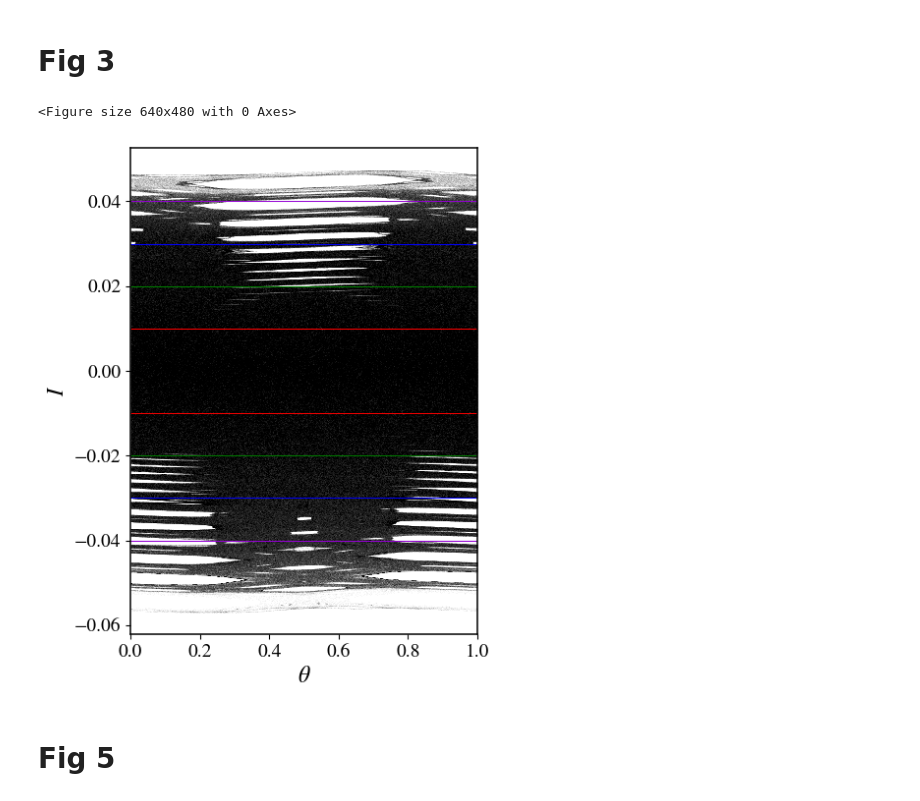
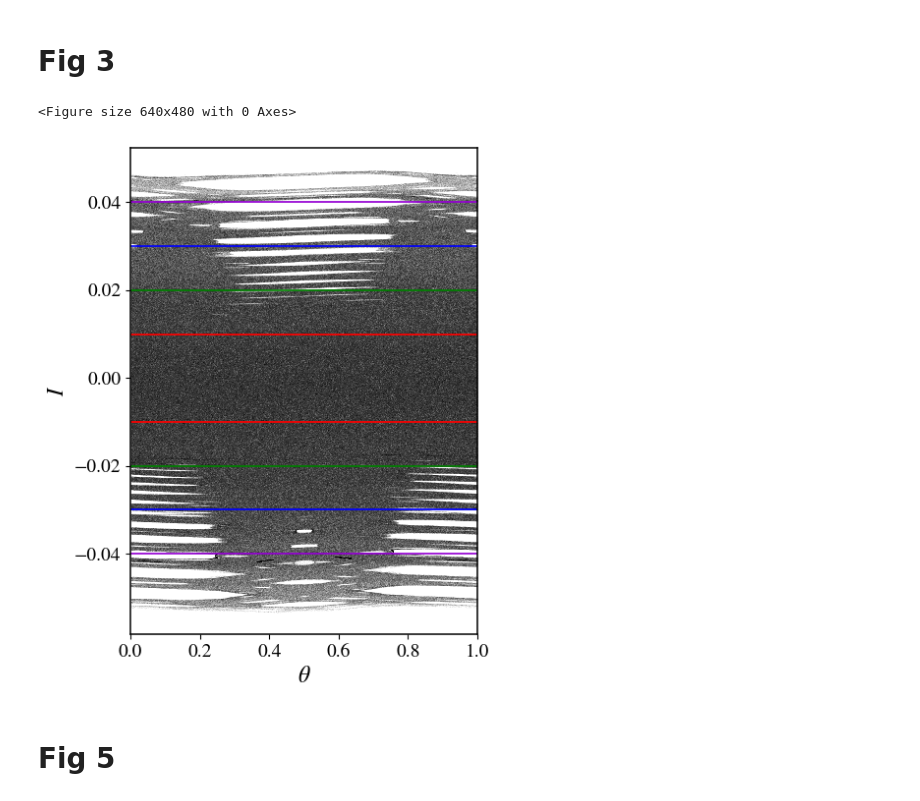
Before and after one commit to mrolims/nontwist-dynamical-system, a Jupyter notebook: Plots.ipynb, the cells around one changed output. Drawn from its saved outputs; the diff is of its cells as text; code cells hidden in the pictures.

```diff
--- a/Plots.ipynb
+++ b/Plots.ipynb
@@ -155,23 +150,21 @@ plt.ylim(0.02, 0.04)
 # %% [markdown]
 ### $\beta = 3.0\times10^{-3}$
 # %%
-beta = 3e-3
+eps = 3e-3
 N = int(2e6)
 x = 0.5
 y = 1e-10
-params = np.array([q1, q2, q3, e1, e2, e3, v1, v2, v3, v4, M, L, mu, beta, rho])
-u = time_series(x, y, params, N)
+u = time_series(x, y, eps, N)
 # %%
 # negative roots
 ms = np.arange(8, -1, -1)
 negative_root3 = np.zeros((ms.shape[0], 2))
 for l, m in enumerate(ms):
-    parameters = np.array([q1, q2, q3, e1, e2, e3, v1, v2, v3, v4, M, L, mu, rho, m])
     thetas = (m/2) % 1
     guesses = np.linspace(-0.05, -1e-5, 100)
     Is = np.zeros_like(guesses)
     for j, guess in enumerate(guesses):
-        root = fsolve(fixed_points, guess, parameters)[0]
+        root = fsolve(fixed_points, guess, m)[0]
         Is[j] = root
     Is = np.array(list(set(Is)))
     negative_root3[l, 0] = Is[np.where(Is < 0)].mean()
@@ -181,12 +174,11 @@ for l, m in enumerate(ms):
 ms = np.arange(0, -6, -1)
 positive_root3 = np.zeros((ms.shape[0], 2))
 for l, m in enumerate(ms):
-    parameters = np.array([q1, q2, q3, e1, e2, e3, v1, v2, v3, v4, M, L, mu, rho, m])
     thetas = (m/2) % 1
     guesses = np.linspace(1e-5, 0.05, 100)
     Is = np.zeros_like(guesses)
     for j, guess in enumerate(guesses):
-        root = fsolve(fixed_points, guess, parameters)[0]
+        root = fsolve(fixed_points, guess, m)[0]
         Is[j] = root
     Is = np.array(list(set(Is)))
     positive_root3[l, 0] = Is[np.where(Is > 0)].mean()
@@ -222,12 +214,11 @@ Ilim = 0.01*np.ones(3)
 for j, eps in enumerate(epss):
     np.random.seed(12)
     print(eps)
-    parameters = np.array([q1, q2, q3, e1, e2, e3, v1, v2, v3, v4, M, L, mu, eps, rho])
-    n_ic = int(750/2)
+    n_ic = 210
     x = np.random.uniform(0, 1, n_ic)
     y = np.random.uniform(-Ilim[j], Ilim[j], n_ic)
     #y = np.ones(n_ic)*1e-16
-    u = np.array(Parallel(n_jobs=-1)(delayed(time_series)(x[i], y[i], parameters, N) for i in range(n_ic)))
+    u = np.array(Parallel(n_jobs=-1)(delayed(time_series)(x[i], y[i], eps, N) for i in range(n_ic)))
     u = u.reshape((n_ic*(N + 1), 2))
     ax[j].plot(u[:, 0], u[:, 1], "ko", markersize=0.1, markeredgewidth=0)
     ax[j].set_xlabel("$\\theta$")
@@ -422,29 +415,28 @@ Saving plot...
 # %%
 plot_params(fontsize=17, axes_linewidth=1.1)
 fig, ax = plt.subplots(figsize=(5, 6))
 N = int(2e4)
 eps = 1e-3
-parameters = np.array([q1, q2, q3, e1, e2, e3, v1, v2, v3, v4, M, L, mu, eps, rho])
 np.random.seed(12)
-n_ic = 375
+n_ic = 210
 x = np.random.uniform(0, 1, n_ic)
 y = np.random.uniform(-0.001, 0.001, n_ic)
 #y = np.ones(n_ic)*1e-16
 for i in range(n_ic):
-    u = time_series(x[i], y[i], parameters, N)
+    u = time_series(x[i], y[i], eps, N)
     plt.plot(u[:, 0], u[:, 1], "ko", markersize=0.1, markeredgewidth=0)
 plt.xlim(0, 1)
 Ls = [0.01, 0.02, 0.03, 0.04]
 colors = ["red", "green", "blue", "darkviolet"]
 for i, L in enumerate(Ls):
-    plt.plot([0, 1], [L, L], "-", c=colors[i], lw=0.75)
-    plt.plot([0, 1], [-L, -L], "-", c=colors[i], lw=0.75)
+    plt.plot([0, 1], [L, L], "-", c=colors[i], lw=1.25)
+    plt.plot([0, 1], [-L, -L], "-", c=colors[i], lw=1.25)
 plt.xlabel("$\\theta$"), plt.ylabel("$I$");
 plt.tight_layout()
 plt.savefig("Figures/fig3.png", dpi=300, bbox_inches="tight")
 # %% [output]
 <Figure size 640x480 with 0 Axes>
-[figure, old version]
+[figure, new version]
 # %% [markdown]
 # Fig 5
 # %%
```
Also changed, not shown: parts of 15 cells of this notebook, 2 other files.
